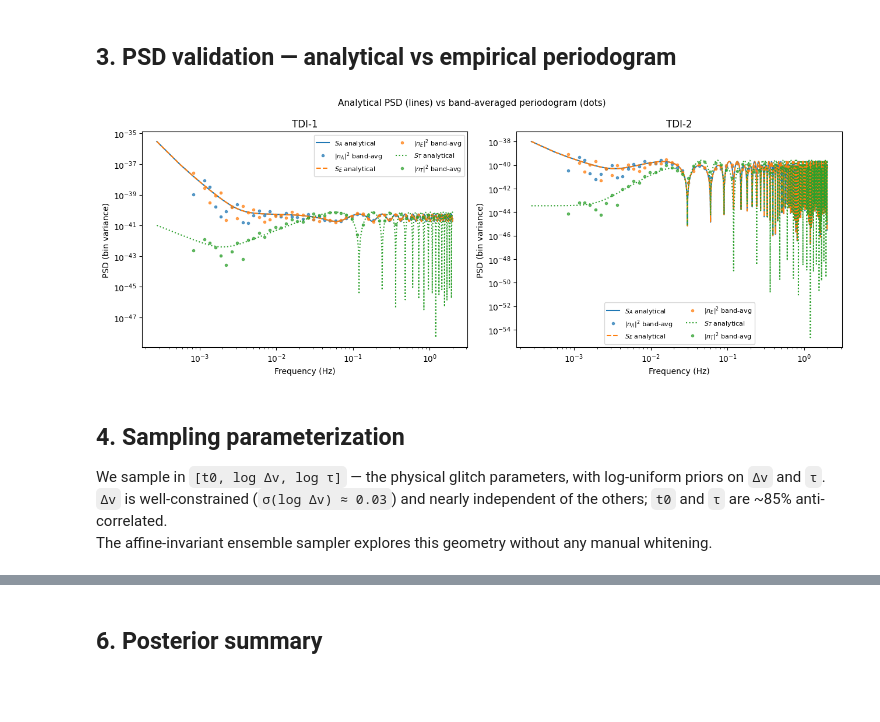
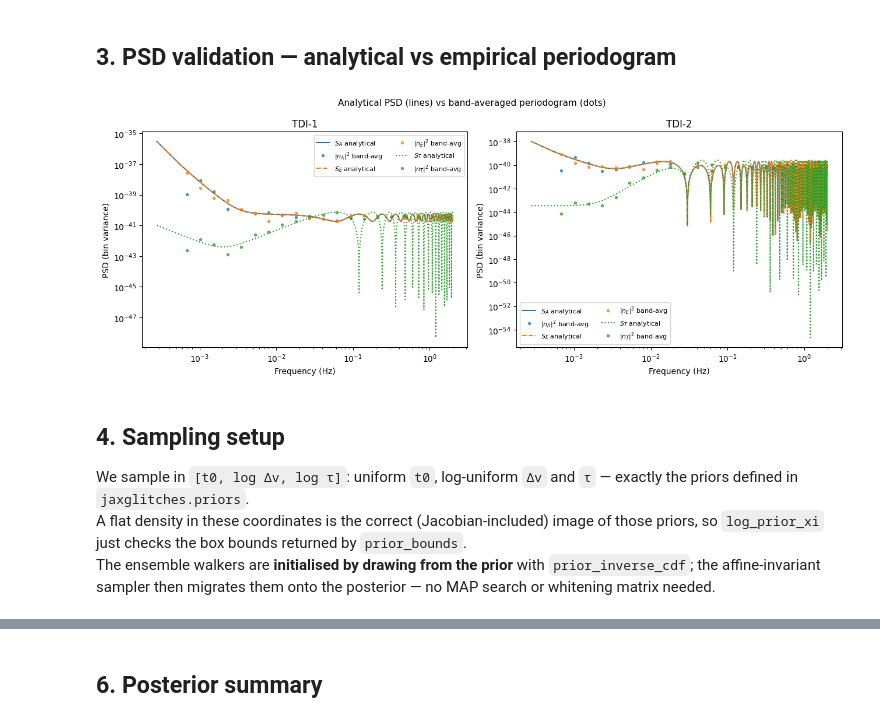
Before and after one commit to gmenta24/jaxglitches, a Jupyter notebook: lisa.ipynb, the cells around one changed output, grey strips where cells are left out. Cells and saved outputs as stored; diff of their text form; code cells hidden in the pictures; blank space fills up the shorter version.

Commit message:
Removed spurious sampling features and removed any numpy dependence

```diff
--- a/lisa.ipynb
+++ b/lisa.ipynb
@@ -101,7 +99,7 @@ data2 = h2 + n2_fd
 print(f'(d|h)/SNR^2  TDI-1: {jg.inner_product(data1, h1, psd1)/snr1**2:.4f}  (exp. ~1)')
 print(f'(d|h)/SNR^2  TDI-2: {jg.inner_product(data2, h2, psd2)/snr2**2:.4f}  (must equal TDI-1 exactly)')
 
-f_plot = np.array(freq[1:])
+f_plot = freq[1:]
 ch_labels = ['A', 'E', 'T']
 ch_colors = ['tab:blue', 'tab:orange', 'tab:green']
 
@@ -112,11 +110,11 @@ for col, (ch, clr) in enumerate(zip(ch_labels, ch_colors)):
             (h1, n1_fd, psd1, 'TDI-1'),
             (h2, n2_fd, psd2, 'TDI-2')]):
         ax = axes[row, col]
-        ax.loglog(f_plot, np.sqrt(np.array(psd[1:,col])), 'gray', lw=1.5, ls='--',
+        ax.loglog(f_plot, jnp.sqrt(psd[1:,col]), 'gray', lw=1.5, ls='--',
                   label=r'$\sqrt{S_c}$  (noise RMS)', zorder=1)
-        ax.loglog(f_plot, np.abs(np.array(n_fd[1:,col])), color='lightgray', lw=0.4,
+        ax.loglog(f_plot, jnp.abs(n_fd[1:,col]), color='lightgray', lw=0.4,
                   alpha=0.8, label='|n(f)| single draw', zorder=2)
-        ax.loglog(f_plot, np.abs(np.array(h_fd[1:,col])), color=clr, lw=1.5,
+        ax.loglog(f_plot, jnp.abs(h_fd[1:,col]), color=clr, lw=1.5,
                   label=f'|h_{ch}(f)| signal', zorder=3)
         ax.set_title(f'{lbl} — ch {ch}', fontsize=10)
         ax.set_xlabel('Frequency (Hz)', fontsize=9)
@@ -133,37 +131,38 @@ plt.show()
 # %% [markdown]
 ## 3. PSD validation — analytical vs empirical periodogram
 # %%
-def band_avg(f, power_sq, n_bins=50):
-    edges = np.logspace(np.log10(f[1]), np.log10(f[-1]), n_bins + 1)
-    fc    = np.sqrt(edges[:-1] * edges[1:])
-    avg   = np.zeros((n_bins, power_sq.shape[1]))
-    for i in range(n_bins):
-        mask = (f >= edges[i]) & (f < edges[i+1])
-        if mask.sum() > 0:
-            avg[i] = np.mean(power_sq[mask], axis=0)
+def band_avg(f, power_sq, n_bins=20):
+    """Average |n|^2 within log-spaced frequency bins (pure JAX via scatter-add)."""
+    edges = jnp.logspace(jnp.log10(f[1]), jnp.log10(f[-1]), n_bins + 1)
+    fc    = jnp.sqrt(edges[:-1] * edges[1:])
+    idx   = jnp.clip(jnp.searchsorted(edges, f, side='right') - 1, 0, n_bins - 1)
+    valid = (f >= edges[0]) & (f < edges[-1])
+    sums   = jnp.zeros((n_bins, power_sq.shape[1])).at[idx].add(jnp.where(valid[:, None], power_sq, 0.0))
+    counts = jnp.zeros(n_bins).at[idx].add(valid.astype(power_sq.dtype))
+    avg    = jnp.where(counts[:, None] > 0, sums / jnp.where(counts[:, None] > 0, counts[:, None], 1.0), jnp.nan)
     return fc, avg
 
 fig, axes = plt.subplots(1, 2, figsize=(13, 5))
 for ax, n_fd, psd, title in zip(axes, [n1_fd, n2_fd], [psd1, psd2], ['TDI-1', 'TDI-2']):
-    nf_sq = np.abs(np.array(n_fd[1:]))**2
+    nf_sq = jnp.abs(n_fd[1:])**2
     fc, avg = band_avg(f_plot, nf_sq)
     for ci, (ch, ls) in enumerate(zip(ch_labels, ['-','--',':'])):
         clr = ch_colors[ci]
-        ax.loglog(f_plot, np.array(psd[1:,ci]), color=clr, lw=1.5, ls=ls,
+        ax.loglog(f_plot, psd[1:,ci], color=clr, lw=1.5, ls=ls,
                   label=f'$S_{ch}$ analytical')
         ax.loglog(fc, avg[:,ci], 'o', color=clr, ms=3, alpha=0.7,
                   label=f'$|n_{ch}|^2$ band-avg')
     ax.set_xlabel('Frequency (Hz)'); ax.set_ylabel('PSD (bin variance)')
     ax.set_title(title); ax.legend(fontsize=8, ncol=2)
 plt.suptitle('Analytical PSD (lines) vs band-averaged periodogram (dots)', fontsize=11)
 plt.tight_layout()
 plt.show()
 # %% [output]
-[figure, old version]
+[figure, new version]
 # %% [markdown]
-## 4. Sampling parameterization
+## 4. Sampling setup
 
-We sample in `[t0, log Δv, log τ]` — the physical glitch parameters, with log-uniform priors on `Δv` and `τ`.
-`Δv` is well-constrained (`σ(log Δv) ≈ 0.03`) and nearly independent of the others; `t0` and `τ` are ~85% anti-correlated.
-The affine-invariant ensemble sampler explores this geometry without any manual whitening.
+We sample in `[t0, log Δv, log τ]`: uniform `t0`, log-uniform `Δv` and `τ` — exactly the priors defined in `jaxglitches.priors`.
+A flat density in these coordinates is the correct (Jacobian-included) image of those priors, so `log_prior_xi` just checks the box bounds returned by `prior_bounds`.
+The ensemble walkers are **initialised by drawing from the prior** with `prior_inverse_cdf`; the affine-invariant sampler then migrates them onto the posterior — no MAP search or whitening matrix needed.
 # %%
```
Also changed, not shown: parts of 12 cells of this notebook.
